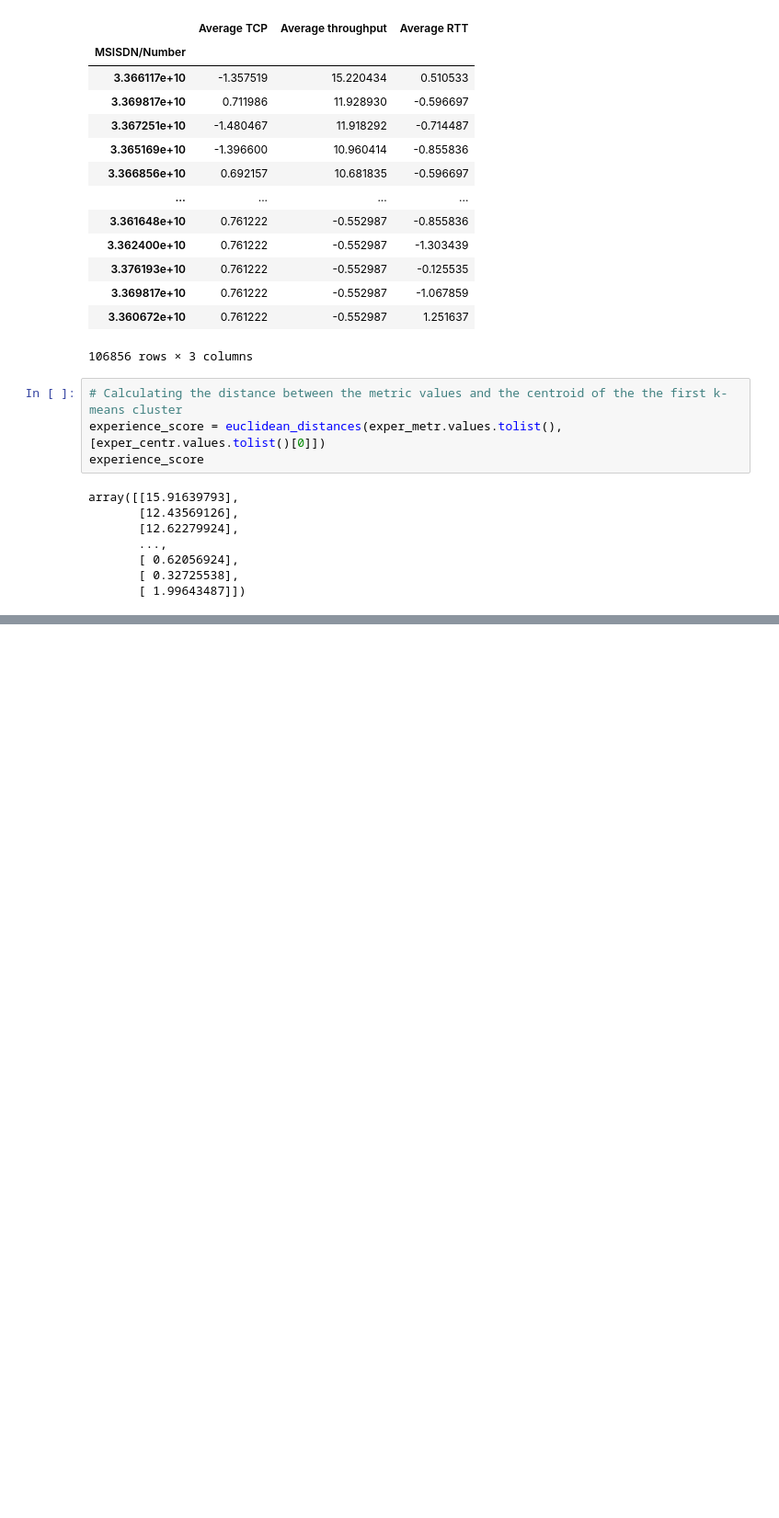
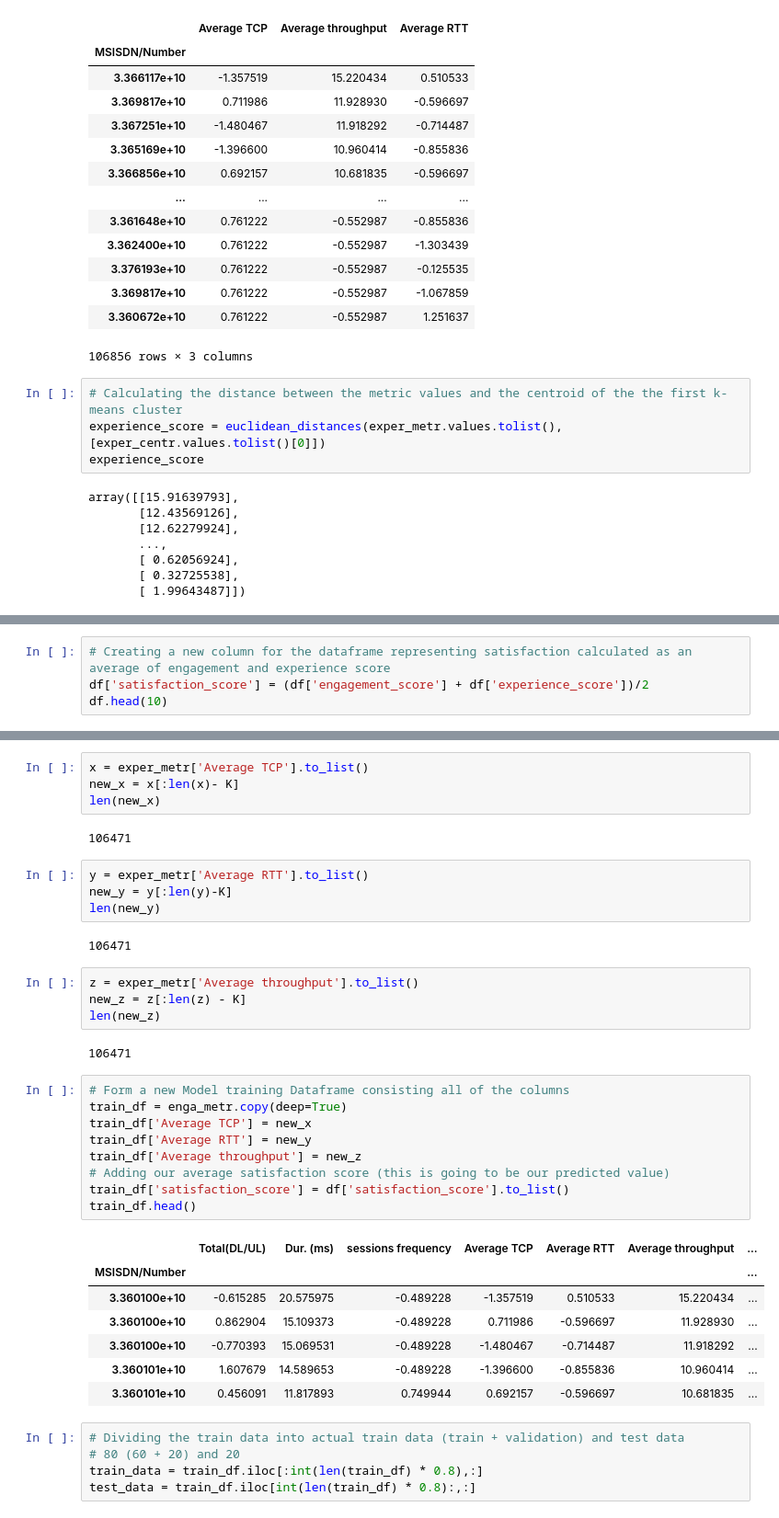
Before and after one commit to nahomHmichael/Telecom-User-Analytics, a Jupyter notebook: notebooks/satisfaction_analytics.ipynb, the cells around one changed output, grey strips where cells are left out. Shown: that part at 92% size. Drawn from its saved outputs; the diff is of its cells as text; blank space fills up the shorter version.

Commit message:
Update: spliting data into train+test

```diff
--- a/notebooks/satisfaction_analytics.ipynb
+++ b/notebooks/satisfaction_analytics.ipynb
@@ -104,0 +161,4 @@ experience_score[:2]
+# %%
+# Creating a new column for the dataframe representing satisfaction calculated as an average of engagement and experience score
+df['satisfaction_score'] = (df['engagement_score'] + df['experience_score'])/2
+df.head(10)
@@ -104,0 +195,40 @@ experience_score[:2]
+# %%
+x = exper_metr['Average TCP'].to_list()
+new_x = x[:len(x)- K]
+len(new_x)
+# %% [output]
+106471
+# %%
+y = exper_metr['Average RTT'].to_list()
+new_y = y[:len(y)-K]
+len(new_y)
+# %% [output]
+106471
+# %%
+z = exper_metr['Average throughput'].to_list()
+new_z = z[:len(z) - K]
+len(new_z)
+# %% [output]
+106471
+# %%
+# Form a new Model training Dataframe consisting all of the columns
+train_df = enga_metr.copy(deep=True)
+train_df['Average TCP'] = new_x
+train_df['Average RTT'] = new_y
+train_df['Average throughput'] = new_z
+# Adding our average satisfaction score (this is going to be our predicted value)
+train_df['satisfaction_score'] = df['satisfaction_score'].to_list()
+train_df.head()
+# %% [output]
+|  | Total(DL/UL) | Dur. (ms) | sessions frequency | Average TCP | Average RTT | Average throughput | ... |
+| MSISDN/Number |  |  |  |  |  |  | ... |
+| 3.360100e+10 | -0.615285 | 20.575975 | -0.489228 | -1.357519 | 0.510533 | 15.220434 | ... |
+| 3.360100e+10 | 0.862904 | 15.109373 | -0.489228 | 0.711986 | -0.596697 | 11.928930 | ... |
+| 3.360100e+10 | -0.770393 | 15.069531 | -0.489228 | -1.480467 | -0.714487 | 11.918292 | ... |
+| 3.360101e+10 | 1.607679 | 14.589653 | -0.489228 | -1.396600 | -0.855836 | 10.960414 | ... |
+| 3.360101e+10 | 0.456091 | 11.817893 | 0.749944 | 0.692157 | -0.596697 | 10.681835 | ... |
+# %%
+# Dividing the train data into actual train data (train + validation) and test data
+# 80 (60 + 20) and 20
+train_data = train_df.iloc[:int(len(train_df) * 0.8),:]
+test_data = train_df.iloc[int(len(train_df) * 0.8):,:]
```
Also changed, not shown: parts of 11 cells of this notebook, 1 other file.
